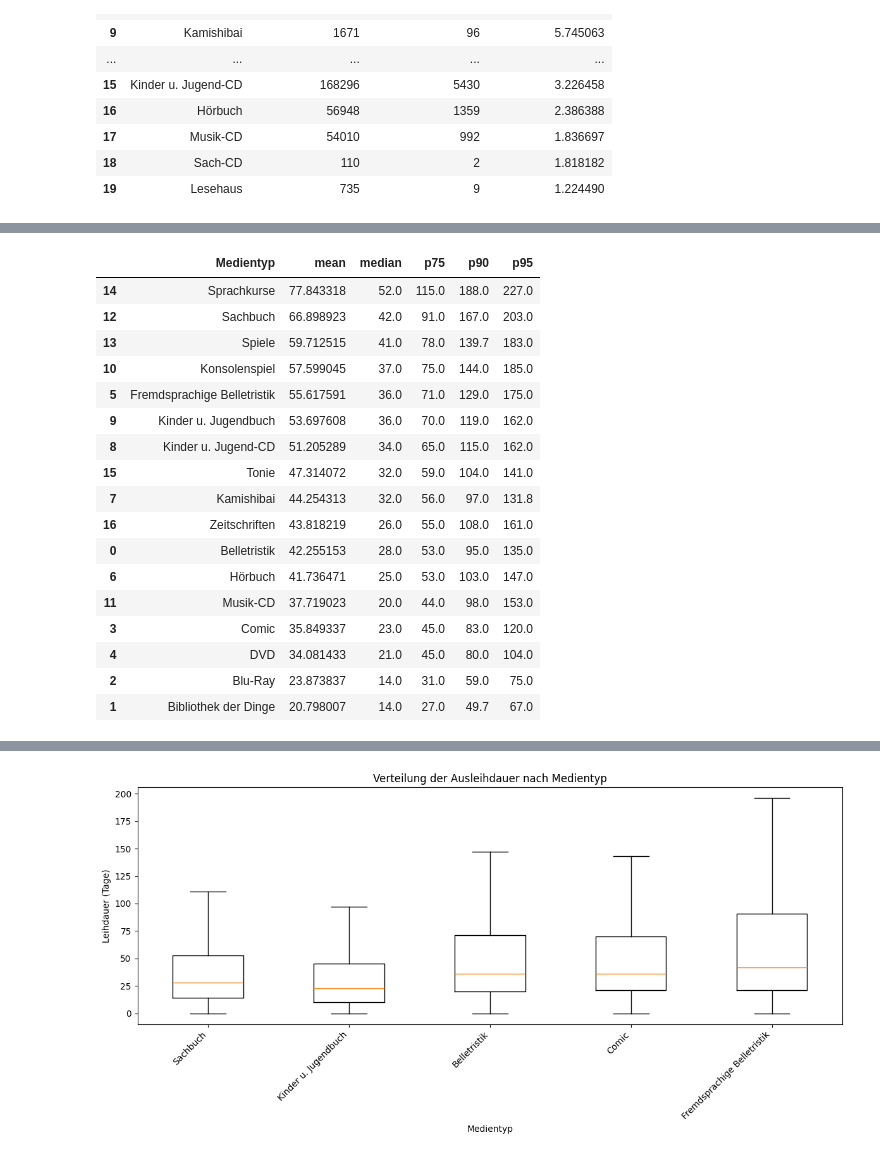
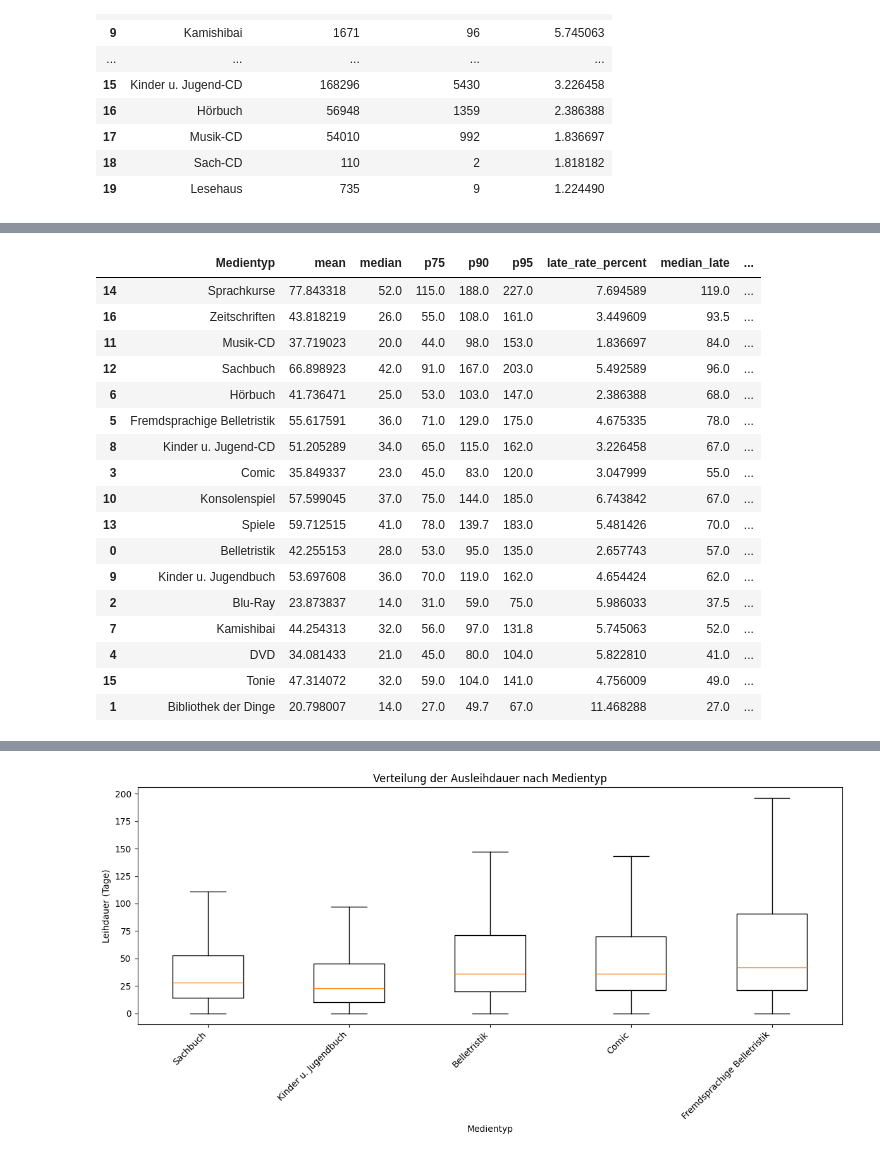
Before and after one commit to RobinAllgeier/Data_Literacy, a Jupyter notebook: notebooks/nr-notebook.ipynb, the cells around one changed output, grey strips where cells are left out. Cells and saved outputs as stored; diff of their text form; code cells hidden in the pictures.

Commit message:
add plot to show correlation between late returns and loan duration, compare categories with "Delta_Median", add descriptions

```diff
--- a/notebooks/nr-notebook.ipynb
+++ b/notebooks/nr-notebook.ipynb
@@ -160,34 +180,63 @@ non_books_frame = non_books_frame[non_books_frame["Medientyp"].isin(list_of_inte
 # %%
 leihdauer_stats = (
     all_data_frame
     .groupby("Medientyp")["Leihdauer"]
     .agg(
         mean="mean",
         median="median",
         p75=lambda x: x.quantile(0.75),
         p90=lambda x: x.quantile(0.90),
         p95=lambda x: x.quantile(0.95),
     )
     .reset_index()
 )
-leihdauer_stats = leihdauer_stats.sort_values("mean", ascending=False)
-leihdauer_stats
+
+late_rate = (
+    all_data_frame
+    .groupby("Medientyp")["Verspätet"]
+    .apply(lambda x: (x == "Ja").mean() * 100)
+    .rename("late_rate_percent")
+)
+
+leihdauer_by_late = (
+    all_data_frame
+    .groupby(["Medientyp", "Verspätet"])["Leihdauer"]
+    .median()
+    .unstack()
+    .rename(columns={"Ja": "median_late", "Nein": "median_on_time"})
+)
+
+leihdauer_by_late["Delta_Median"] = (
+        leihdauer_by_late["median_late"]
+        - leihdauer_by_late["median_on_time"]
+)
+
+final_table = (
+    leihdauer_stats
+    .set_index("Medientyp")
+    .join(late_rate)
+    .join(leihdauer_by_late)
+    .reset_index()
+    .sort_values("Delta_Median", ascending=False)
+)
+
+final_table
 # %% [output]
-|  | Medientyp | mean | median | p75 | p90 | p95 |
-| 14 | Sprachkurse | 77.843318 | 52.0 | 115.0 | 188.0 | 227.0 |
-| 12 | Sachbuch | 66.898923 | 42.0 | 91.0 | 167.0 | 203.0 |
-| 13 | Spiele | 59.712515 | 41.0 | 78.0 | 139.7 | 183.0 |
-| 10 | Konsolenspiel | 57.599045 | 37.0 | 75.0 | 144.0 | 185.0 |
-| 5 | Fremdsprachige Belletristik | 55.617591 | 36.0 | 71.0 | 129.0 | 175.0 |
-| 9 | Kinder u. Jugendbuch | 53.697608 | 36.0 | 70.0 | 119.0 | 162.0 |
-| 8 | Kinder u. Jugend-CD | 51.205289 | 34.0 | 65.0 | 115.0 | 162.0 |
-| 15 | Tonie | 47.314072 | 32.0 | 59.0 | 104.0 | 141.0 |
-| 7 | Kamishibai | 44.254313 | 32.0 | 56.0 | 97.0 | 131.8 |
-| 16 | Zeitschriften | 43.818219 | 26.0 | 55.0 | 108.0 | 161.0 |
-| 0 | Belletristik | 42.255153 | 28.0 | 53.0 | 95.0 | 135.0 |
-| 6 | Hörbuch | 41.736471 | 25.0 | 53.0 | 103.0 | 147.0 |
-| 11 | Musik-CD | 37.719023 | 20.0 | 44.0 | 98.0 | 153.0 |
-| 3 | Comic | 35.849337 | 23.0 | 45.0 | 83.0 | 120.0 |
-| 4 | DVD | 34.081433 | 21.0 | 45.0 | 80.0 | 104.0 |
-| 2 | Blu-Ray | 23.873837 | 14.0 | 31.0 | 59.0 | 75.0 |
-| 1 | Bibliothek der Dinge | 20.798007 | 14.0 | 27.0 | 49.7 | 67.0 |
+|  | Medientyp | mean | median | p75 | p90 | p95 | late_rate_percent | median_late | ... |
+| 14 | Sprachkurse | 77.843318 | 52.0 | 115.0 | 188.0 | 227.0 | 7.694589 | 119.0 | ... |
+| 16 | Zeitschriften | 43.818219 | 26.0 | 55.0 | 108.0 | 161.0 | 3.449609 | 93.5 | ... |
+| 11 | Musik-CD | 37.719023 | 20.0 | 44.0 | 98.0 | 153.0 | 1.836697 | 84.0 | ... |
+| 12 | Sachbuch | 66.898923 | 42.0 | 91.0 | 167.0 | 203.0 | 5.492589 | 96.0 | ... |
+| 6 | Hörbuch | 41.736471 | 25.0 | 53.0 | 103.0 | 147.0 | 2.386388 | 68.0 | ... |
+| 5 | Fremdsprachige Belletristik | 55.617591 | 36.0 | 71.0 | 129.0 | 175.0 | 4.675335 | 78.0 | ... |
+| 8 | Kinder u. Jugend-CD | 51.205289 | 34.0 | 65.0 | 115.0 | 162.0 | 3.226458 | 67.0 | ... |
+| 3 | Comic | 35.849337 | 23.0 | 45.0 | 83.0 | 120.0 | 3.047999 | 55.0 | ... |
+| 10 | Konsolenspiel | 57.599045 | 37.0 | 75.0 | 144.0 | 185.0 | 6.743842 | 67.0 | ... |
+| 13 | Spiele | 59.712515 | 41.0 | 78.0 | 139.7 | 183.0 | 5.481426 | 70.0 | ... |
+| 0 | Belletristik | 42.255153 | 28.0 | 53.0 | 95.0 | 135.0 | 2.657743 | 57.0 | ... |
+| 9 | Kinder u. Jugendbuch | 53.697608 | 36.0 | 70.0 | 119.0 | 162.0 | 4.654424 | 62.0 | ... |
+| 2 | Blu-Ray | 23.873837 | 14.0 | 31.0 | 59.0 | 75.0 | 5.986033 | 37.5 | ... |
+| 7 | Kamishibai | 44.254313 | 32.0 | 56.0 | 97.0 | 131.8 | 5.745063 | 52.0 | ... |
+| 4 | DVD | 34.081433 | 21.0 | 45.0 | 80.0 | 104.0 | 5.822810 | 41.0 | ... |
+| 15 | Tonie | 47.314072 | 32.0 | 59.0 | 104.0 | 141.0 | 4.756009 | 49.0 | ... |
+| 1 | Bibliothek der Dinge | 20.798007 | 14.0 | 27.0 | 49.7 | 67.0 | 11.468288 | 27.0 | ... |
```
Also changed, not shown: parts of 7 cells of this notebook.
